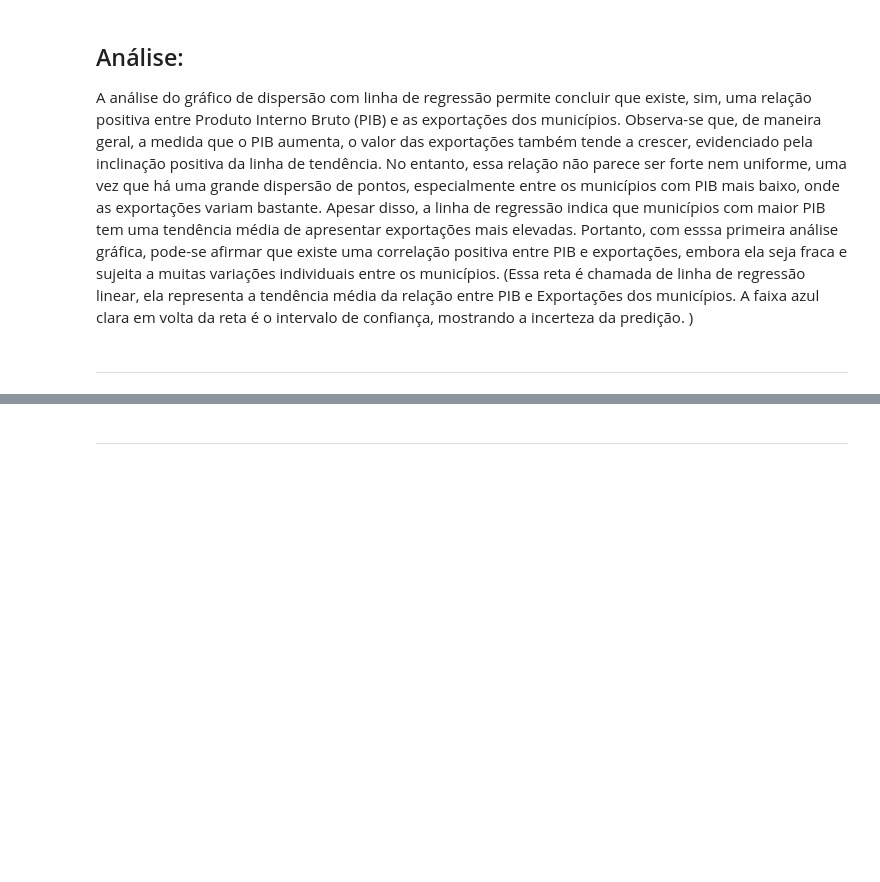
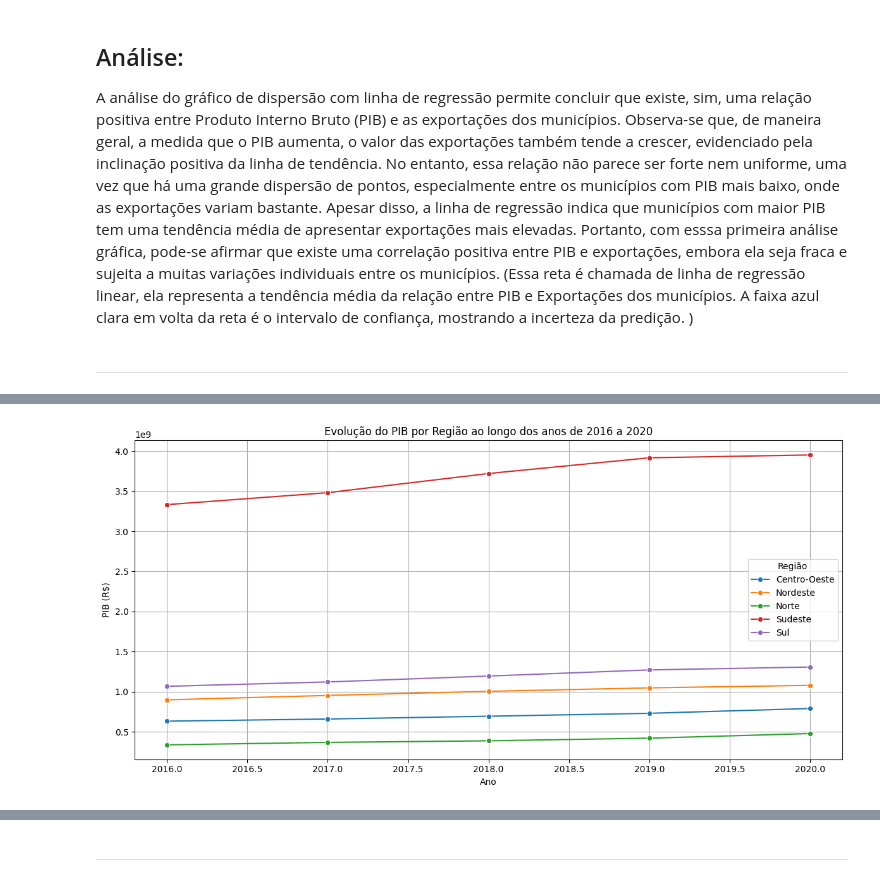
Before and after one commit to anaC-Fernandes/ProjetoDados, a Jupyter notebook: Notebooks/Dataset_Economia.ipynb, the cells around one changed output, grey strips where cells are left out. Drawn from its saved outputs; the diff is of its cells as text; code cells hidden in the pictures; blank space fills up the shorter version.

```diff
--- a/Notebooks/Dataset_Economia.ipynb
+++ b/Notebooks/Dataset_Economia.ipynb
@@ -415,0 +414,24 @@ Essa pergunta será respondida futuramente após maiores análises do dataset ex
+# %%
+import pandas as pd
+import matplotlib.pyplot as plt
+import seaborn as sns
+
+# Remover o ano de 2021
+df_filtrado = df[df['Ano'] != 2021]
+
+# Agrupar os dados por Ano e Região, somando o PIB
+df_agrupado = df_filtrado.groupby(['Ano', 'Regiao'])['PIB'].sum().reset_index()
+
+# Plotar gráfico de linhas com bolinhas
+plt.figure(figsize=(12,6))
+sns.lineplot(data=df_agrupado, x='Ano', y='PIB', hue='Regiao', marker='o', palette='tab10')
+
+plt.title('Evolução do PIB por Região ao longo dos anos de 2016 a 2020')
+plt.xlabel('Ano')
+plt.ylabel('PIB (R$)')
+plt.grid(True)
+plt.legend(title='Região')
+plt.tight_layout()
+plt.show()
+# %% [output]
+[figure, added]
```
Also changed, not shown: parts of 7 cells of this notebook.
